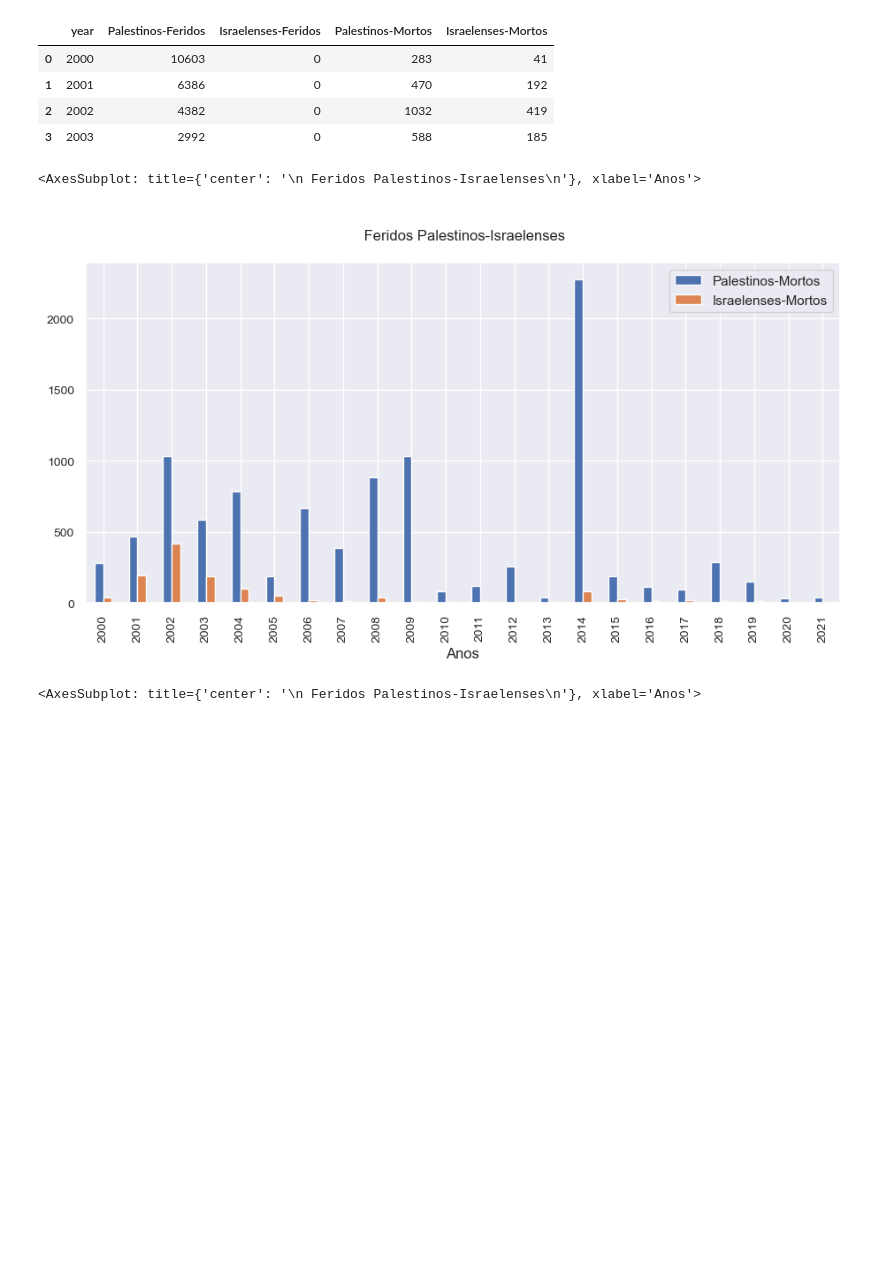
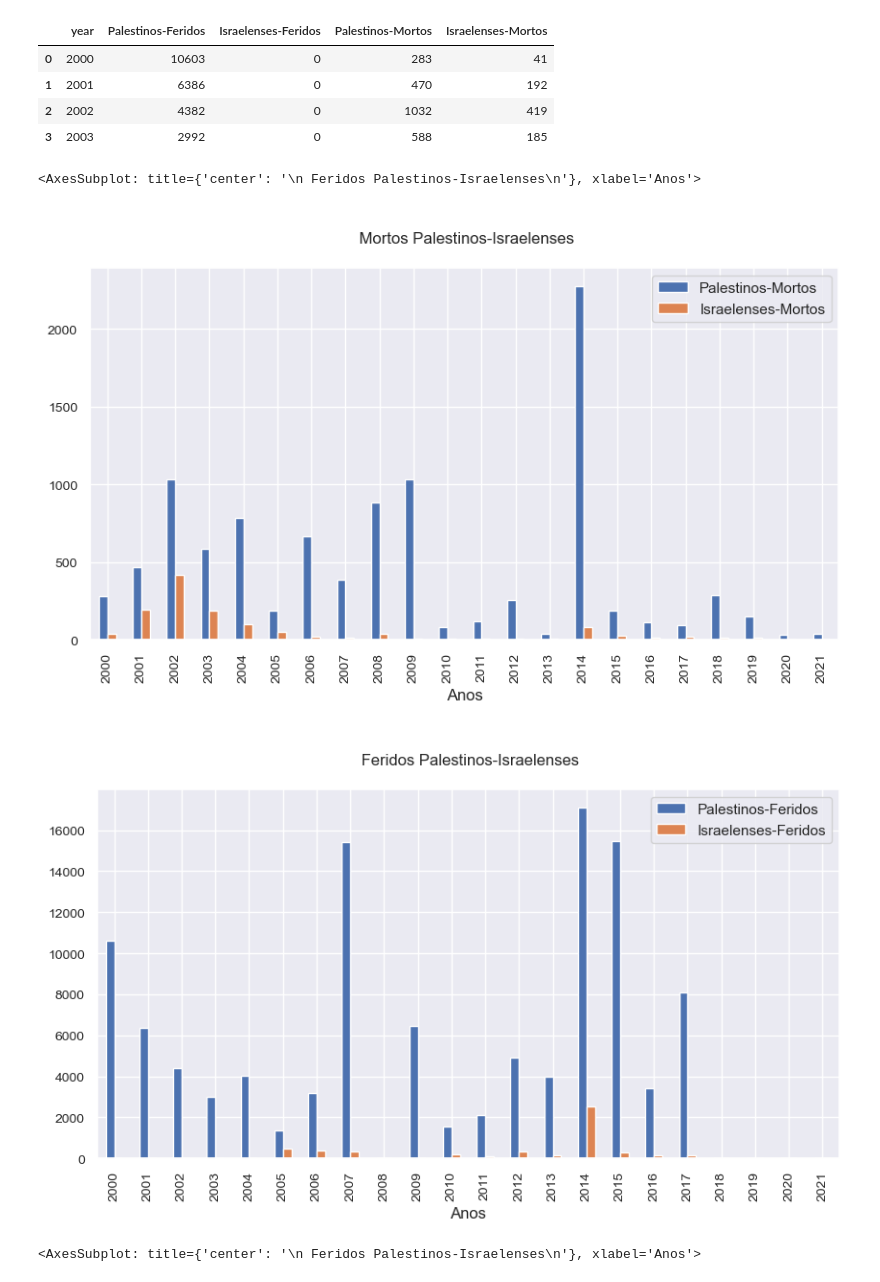
Before and after one commit to henriquecarvalho-maker/Conflito-israelo-palestino, a Jupyter notebook: análise_dos_mortos_e_feridos_no_conflito_entre_palestinos_e_israelitas.ipynb, the cells around one changed output. Cells and saved outputs as stored; diff of their text form; code cells hidden in the pictures; blank space fills up the shorter version.

```diff
--- a/análise_dos_mortos_e_feridos_no_conflito_entre_palestinos_e_israelitas.ipynb
+++ b/análise_dos_mortos_e_feridos_no_conflito_entre_palestinos_e_israelitas.ipynb
@@ -9,7 +9,7 @@ import matplotlib
 import matplotlib.pyplot as plt
 %matplotlib inline
 sns.set_theme(style='darkgrid')
-plt.rc('figure', figsize= (11, 5))
+plt.rc('figure', figsize= (10, 5))
 # %%
 dados = pd.read_csv('dados/Palestine_Body_Count.csv')
 # %%
@@ -278,11 +278,15 @@ data_ano_.head(4)
 | 2 | 2002 | 4382 | 0 | 1032 | 419 |
 | 3 | 2003 | 2992 | 0 | 588 | 185 |
 # %%
-data_ano_.plot.bar(x='year', y=['Palestinos-Mortos', 'Israelenses-Mortos'], figsize=(11, 5),
+data_ano_.plot.bar(x='year', y=['Palestinos-Mortos', 'Israelenses-Mortos'], figsize=(10, 5),
+                   title='\n Mortos Palestinos-Israelenses\n', xlabel='Anos', fontsize=10)
+
+data_ano_.plot.bar(x='year', y=['Palestinos-Feridos', 'Israelenses-Feridos'], figsize=(10, 5),
                    title='\n Feridos Palestinos-Israelenses\n', xlabel='Anos', fontsize=10)
 # %% [output]
 <AxesSubplot: title={'center': '\n Feridos Palestinos-Israelenses\n'}, xlabel='Anos'>
-[figure, old version]
+[figure, new version]
+[figure, added]
 # %%
 data_ano_.plot(x='year', y=['Palestinos-Mortos', 'Israelenses-Mortos'], figsize=(9, 5),
                    title='\n Mortos Palestinos-Israelenses\n', xlabel='Anos', fontsize=10)
```
Also changed, not shown: parts of 3 cells of this notebook.
